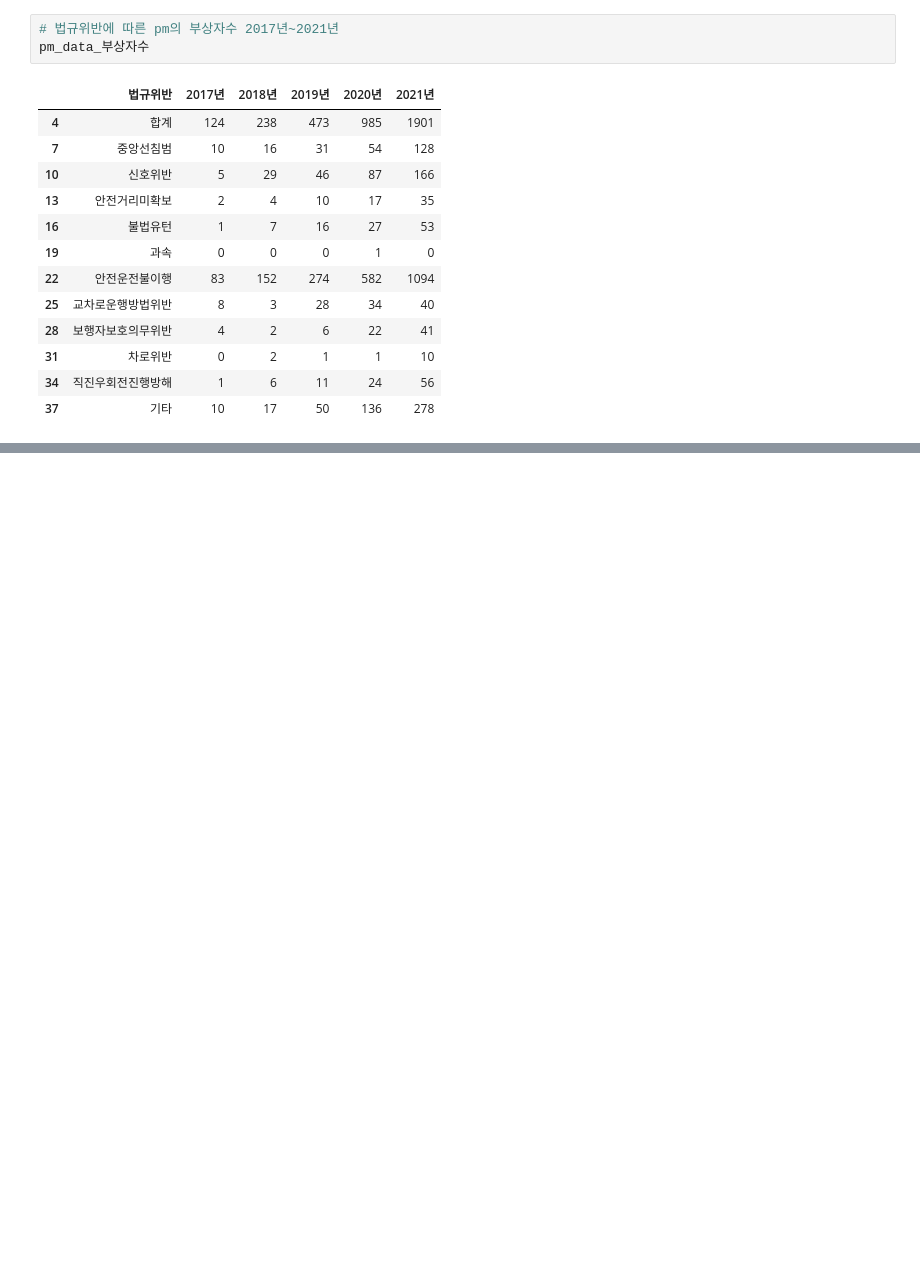
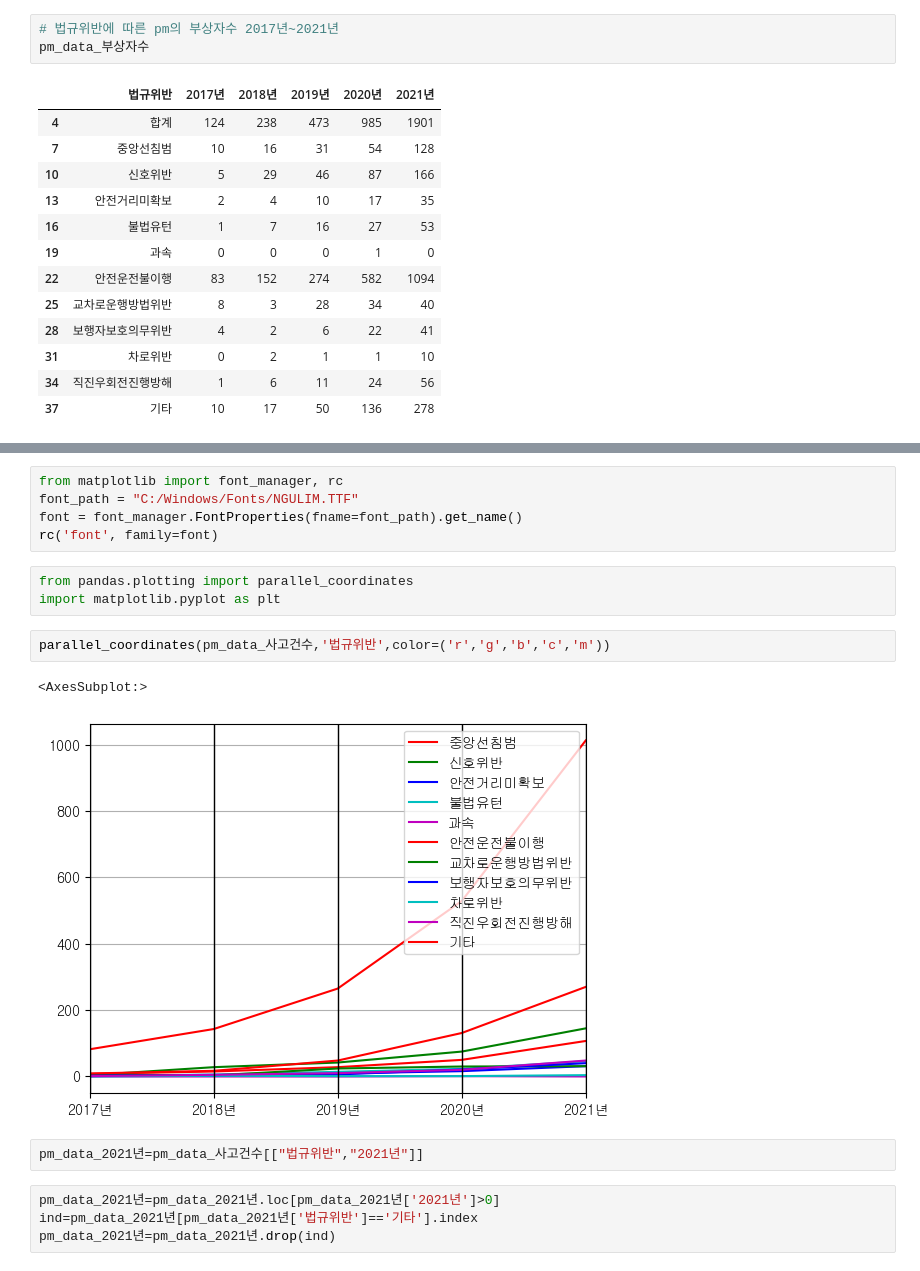
Before and after one commit to choidongjune/uos2022_big_data_contest, a Jupyter notebook: 최재혁/법규위반별 교통사고.ipynb, the cells around one changed output, grey strips where cells are left out. Cells and saved outputs as stored; diff of their text form; blank space fills up the shorter version.

```diff
--- a/최재혁/법규위반별 교통사고.ipynb
+++ b/최재혁/법규위반별 교통사고.ipynb
@@ -116,0 +134,19 @@ pm_data_사고건수
+# %%
+from matplotlib import font_manager, rc
+font_path = "C:/Windows/Fonts/NGULIM.TTF"
+font = font_manager.FontProperties(fname=font_path).get_name()
+rc('font', family=font)
+# %%
+from pandas.plotting import parallel_coordinates
+import matplotlib.pyplot as plt
+# %%
+parallel_coordinates(pm_data_사고건수,'법규위반',color=('r','g','b','c','m'))
+# %% [output]
+<AxesSubplot:>
+[figure, added]
+# %%
+pm_data_2021년=pm_data_사고건수[["법규위반","2021년"]]
+# %%
+pm_data_2021년=pm_data_2021년.loc[pm_data_2021년['2021년']>0]
+ind=pm_data_2021년[pm_data_2021년['법규위반']=='기타'].index
+pm_data_2021년=pm_data_2021년.drop(ind)
```
Also changed, not shown: parts of 24 cells of this notebook, 2 other files.
